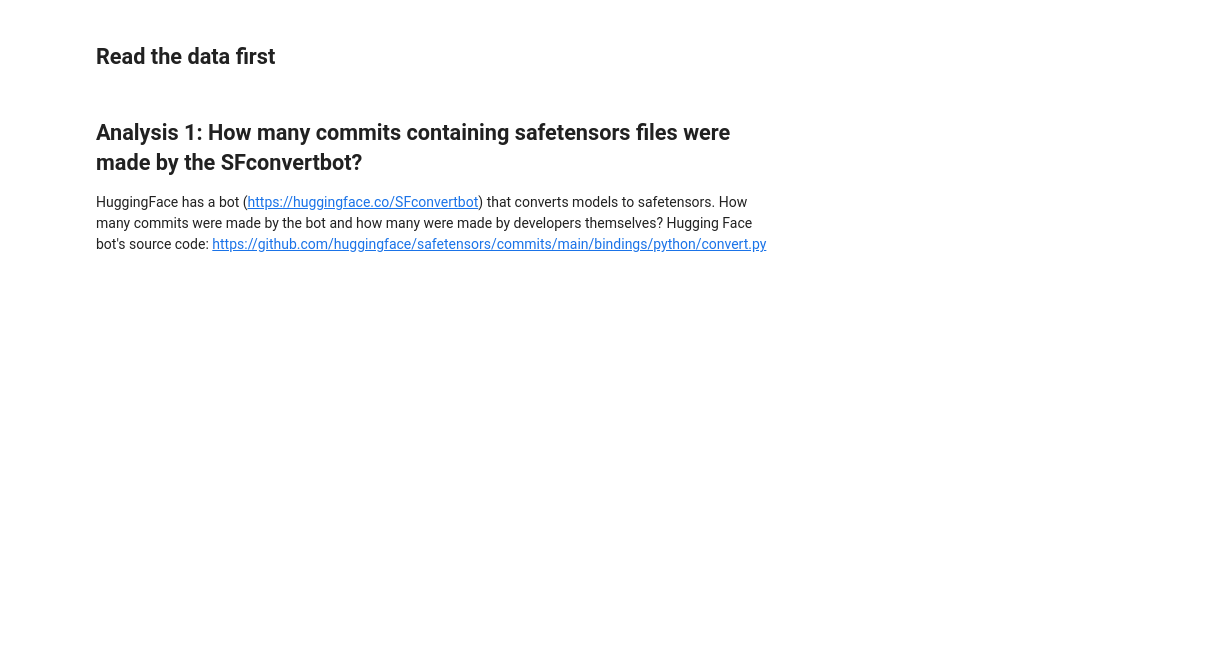
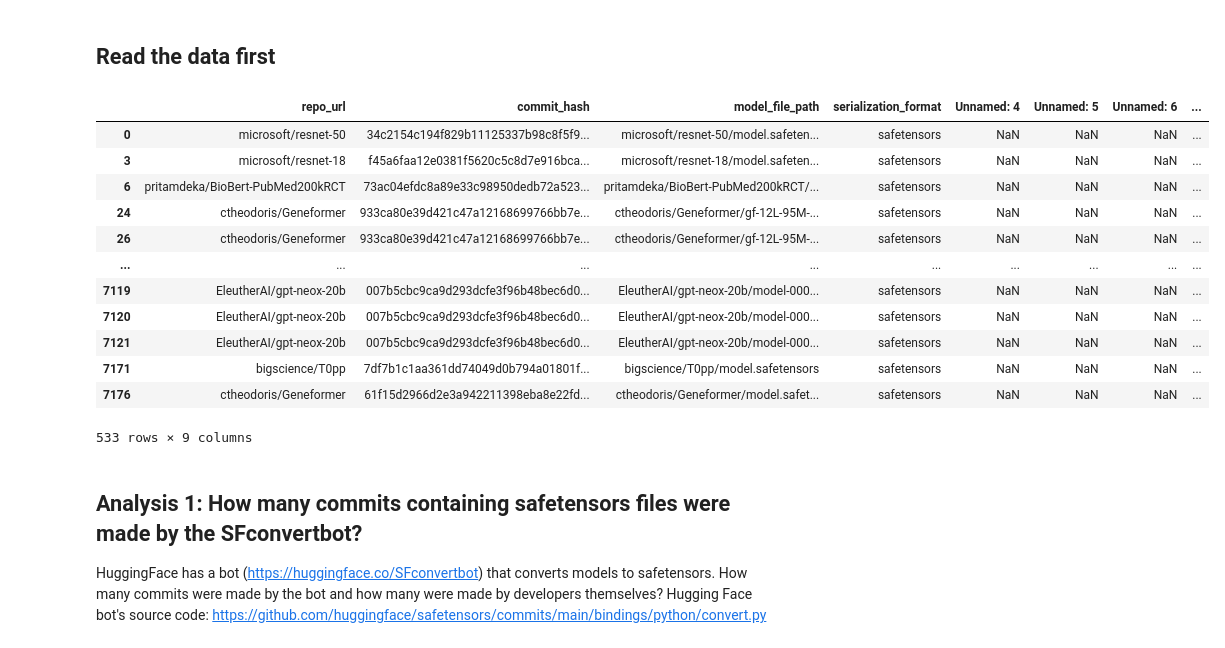
Before and after one commit to s2e-lab/model-evolution, a Jupyter notebook: scripts/notebooks/rq1_analysis.ipynb, the cells around one changed output. Drawn from its saved outputs; the diff is of its cells as text; code cells hidden in the pictures; blank space fills up the shorter version.

```diff
--- a/scripts/notebooks/rq1_analysis.ipynb
+++ b/scripts/notebooks/rq1_analysis.ipynb
@@ -5,24 +5,27 @@ Goal is to check when safetensors was first used in each studied repository.
 # %% [markdown]
 ## Read the data first
 # %%
-from nb_utils import read_commits, SAFETENSORS_RELEASE_DATE
+from nb_utils import read_commits
 
-# frame listing model files per repository and commits as well as with the elapsed days between the commit and safetensor's release date
+# model files per repository and the elapsed days between the commit and safetensor's release date
 df = read_commits()
 
 # Filter out rows with 'safetensors' serialization format
 df_safetensors = df[df['serialization_format'] == 'safetensors']
-
-# Group by elapsed days to count files modified on each date
-# files_modified_by_elapsed_days = df_safetensors['elapsed_days'].value_counts().sort_index()
-
-# Group by date and count the number of files modified on that date
-# files_modified_by_date = df_safetensors['date'].value_counts().sort_index()
-
-# find the lowest number of elapsed days per unique repo_url
-# (ie, when safetensors first appeared in each repo)
-df_safetensors_first_appearance = df_safetensors.copy().groupby('repo_url')['elapsed_days'].min()
-df_safetensors_first_appearance = df_safetensors_first_appearance.reset_index()
+# %% [output]
+|  | repo_url | commit_hash | model_file_path | serialization_format | Unnamed: 4 | Unnamed: 5 | Unnamed: 6 | ... |
+| 0 | microsoft/resnet-50 | 34c2154c194f829b11125337b98c8f5f9... | microsoft/resnet-50/model.safeten... | safetensors | NaN | NaN | NaN | ... |
+| 3 | microsoft/resnet-18 | f45a6faa12e0381f5620c5c8d7e916bca... | microsoft/resnet-18/model.safeten... | safetensors | NaN | NaN | NaN | ... |
+| 6 | pritamdeka/BioBert-PubMed200kRCT | 73ac04efdc8a89e33c98950dedb72a523... | pritamdeka/BioBert-PubMed200kRCT/... | safetensors | NaN | NaN | NaN | ... |
+| 24 | ctheodoris/Geneformer | 933ca80e39d421c47a12168699766bb7e... | ctheodoris/Geneformer/gf-12L-95M-... | safetensors | NaN | NaN | NaN | ... |
+| 26 | ctheodoris/Geneformer | 933ca80e39d421c47a12168699766bb7e... | ctheodoris/Geneformer/gf-12L-95M-... | safetensors | NaN | NaN | NaN | ... |
+| ... | ... | ... | ... | ... | ... | ... | ... | ... |
+| 7119 | EleutherAI/gpt-neox-20b | 007b5cbc9ca9d293dcfe3f96b48bec6d0... | EleutherAI/gpt-neox-20b/model-000... | safetensors | NaN | NaN | NaN | ... |
+| 7120 | EleutherAI/gpt-neox-20b | 007b5cbc9ca9d293dcfe3f96b48bec6d0... | EleutherAI/gpt-neox-20b/model-000... | safetensors | NaN | NaN | NaN | ... |
+| 7121 | EleutherAI/gpt-neox-20b | 007b5cbc9ca9d293dcfe3f96b48bec6d0... | EleutherAI/gpt-neox-20b/model-000... | safetensors | NaN | NaN | NaN | ... |
+| 7171 | bigscience/T0pp | 7df7b1c1aa361dd74049d0b794a01801f... | bigscience/T0pp/model.safetensors | safetensors | NaN | NaN | NaN | ... |
+| 7176 | ctheodoris/Geneformer | 61f15d2966d2e3a942211398eba8e22fd... | ctheodoris/Geneformer/model.safet... | safetensors | NaN | NaN | NaN | ... |
+533 rows × 9 columns
 # %% [markdown]
 ## Analysis 1: How many commits containing safetensors files were made by the SFconvertbot?
 
```
Also changed, not shown: parts of 1 cell of this notebook, 2 other files.
